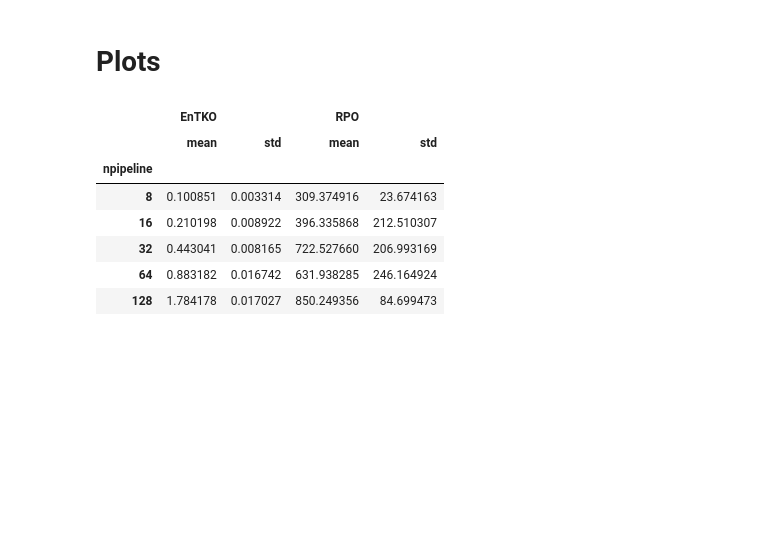
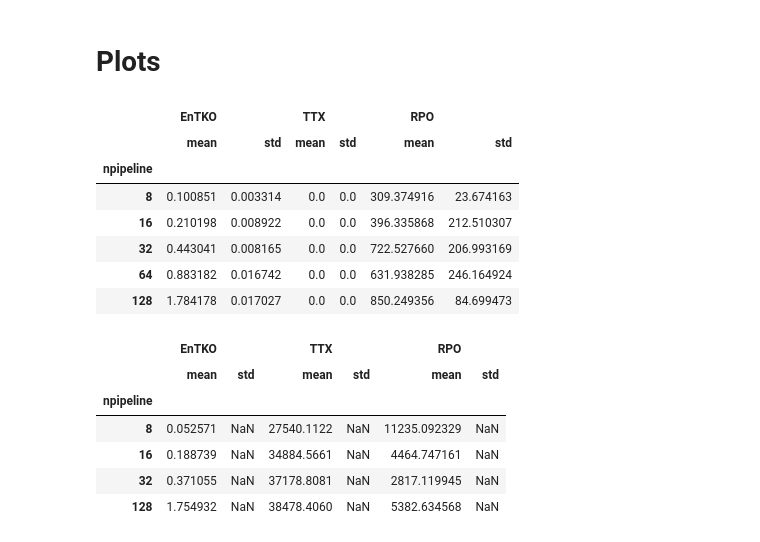
Before and after one commit to radical-experiments/htbac-experiments, a Jupyter notebook: plotter_paper.ipynb, the cells around one changed output. Cells and saved outputs as stored; diff of their text form; code cells hidden in the pictures; blank space fills up the shorter version.

````diff
--- a/plotter_paper.ipynb
+++ b/plotter_paper.ipynb
@@ -106,8 +106,8 @@ Files:
 ```
 # %%
 # Workload names and number of trials
-# workloads = {'null': 3, 'namd': 1}
-workloads = {'null': 3}
+workloads = {'null': 3, 'namd': 1}
+# workloads = {'null': 3}
 
 # List of number of total cores at various data points
 cores = [64, 128, 256, 512, 1024]
@@ -152,24 +152,26 @@ for wname in workloads.keys():
 
             # trial's TTX
             if wname == 'null':
-                t_ttx = 0
+                t_ttx = 0.0
             else:
+                if core == 512:
+                    continue
                 # extract RP Tx timestamps and NAMD Tx duration
                 rp_txs = extract_rp_tx(sid)
                 namd_txs = extract_namd_tx(sid, pname)
 
                 # Merge NAMD Tx duration with RP Tx timestamps
                 txs = rp_txs.merge(namd_txs, right_index=True,left_index=True)
-                txs.columns = ['Stage', 'StartExecuting', 'StagingOutput', 'TxRP',  'TxNAMD']
+                txs.columns = ['StartExecuting', 'StagingOutput', 'TxRP', 'Stage', 'TxNAMD']
 
                 # Calculate the end timestamp of Tx on the base of NAMD logs
                 txs['StopExecutingNAMD'] = txs['StartExecuting'] + txs['TxNAMD']
 
                 # Save tasks timestamps to a dedicated DF
-                df_workloads = df_workloads.append(txs, ignore_index=True)
-                df_workloads['workload'] = wname
-                df_workloads['npipeline'] = t_pipeline
-                df_workloads['trial'] = t_name
+                df_tasks = df_tasks.append(txs, ignore_index=True)
+                df_tasks['workload'] = wname
+                df_tasks['npipeline'] = t_pipeline
+                df_tasks['trial'] = t_name
 
                 # Calculate TTX from RP unit start timestamp and the unit stop timestamp derived from NAMD
                 t_ttx = extract_rp_ttx(txs[['StartExecuting','StopExecutingNAMD']].copy())
@@ -192,5 +194,6 @@ for wname in workloads.keys():
                                                  'EnTKO'    : t_entko,
                                                  'RPO'      : t_rpo}], ignore_index=True)
 display(df_workloads)
+display(df_tasks)
 # %% [output]
 |  | workload | npipeline | trial | TTR | TTX | EnTKO | RPO |
@@ -218,22 +240,40 @@ df_workloads.drop(7, inplace=True)
 # %%
 # Calculate mean and std for RP OverHead and EnTK OverHead
 # as a function of the number of pipelines
-overheads = df_workloads[
-    ['npipeline','RPO','EnTKO']].groupby(
-        ['npipeline']).aggregate(
-            {'RPO'  :['mean','std'],
-             'EnTKO':['mean','std']})
+null_overheads = df_workloads[
+    df_workloads.workload == 'null'][
+        ['npipeline','RPO','EnTKO','TTX']].groupby(
+            ['npipeline']).aggregate(
+                {'RPO'  : ['mean','std'],
+                 'EnTKO': ['mean','std'],
+                 'TTX'  : ['mean','std']})
 
-display(overheads)
+namd_overheads = df_workloads[
+    df_workloads.workload == 'namd'][
+        ['npipeline','RPO','EnTKO','TTX']].groupby(
+            ['npipeline']).aggregate(
+                {'RPO'  : ['mean','std'],
+                 'EnTKO': ['mean','std'],
+                 'TTX'  : ['mean','std']})
+
+display(null_overheads)
+display(namd_overheads)
 # %% [output]
-|  | EnTKO |  | RPO |  |
-|  | mean | std | mean | std |
-| npipeline |  |  |  |  |
-| 8 | 0.100851 | 0.003314 | 309.374916 | 23.674163 |
-| 16 | 0.210198 | 0.008922 | 396.335868 | 212.510307 |
-| 32 | 0.443041 | 0.008165 | 722.527660 | 206.993169 |
-| 64 | 0.883182 | 0.016742 | 631.938285 | 246.164924 |
-| 128 | 1.784178 | 0.017027 | 850.249356 | 84.699473 |
+|  | EnTKO |  | TTX |  | RPO |  |
+|  | mean | std | mean | std | mean | std |
+| npipeline |  |  |  |  |  |  |
+| 8 | 0.100851 | 0.003314 | 0.0 | 0.0 | 309.374916 | 23.674163 |
+| 16 | 0.210198 | 0.008922 | 0.0 | 0.0 | 396.335868 | 212.510307 |
+| 32 | 0.443041 | 0.008165 | 0.0 | 0.0 | 722.527660 | 206.993169 |
+| 64 | 0.883182 | 0.016742 | 0.0 | 0.0 | 631.938285 | 246.164924 |
+| 128 | 1.784178 | 0.017027 | 0.0 | 0.0 | 850.249356 | 84.699473 |
+|  | EnTKO |  | TTX |  | RPO |  |
+|  | mean | std | mean | std | mean | std |
+| npipeline |  |  |  |  |  |  |
+| 8 | 0.052571 | NaN | 27540.1122 | NaN | 11235.092329 | NaN |
+| 16 | 0.188739 | NaN | 34884.5661 | NaN | 4464.747161 | NaN |
+| 32 | 0.371055 | NaN | 37178.8081 | NaN | 2817.119945 | NaN |
+| 128 | 1.754932 | NaN | 38478.4060 | NaN | 5382.634568 | NaN |
 # %%
 fig = plt.figure(figsize=(13,7))
 ax = fig.add_subplot(111)
````
Also changed, not shown: parts of 3 cells of this notebook, 3 other files.
